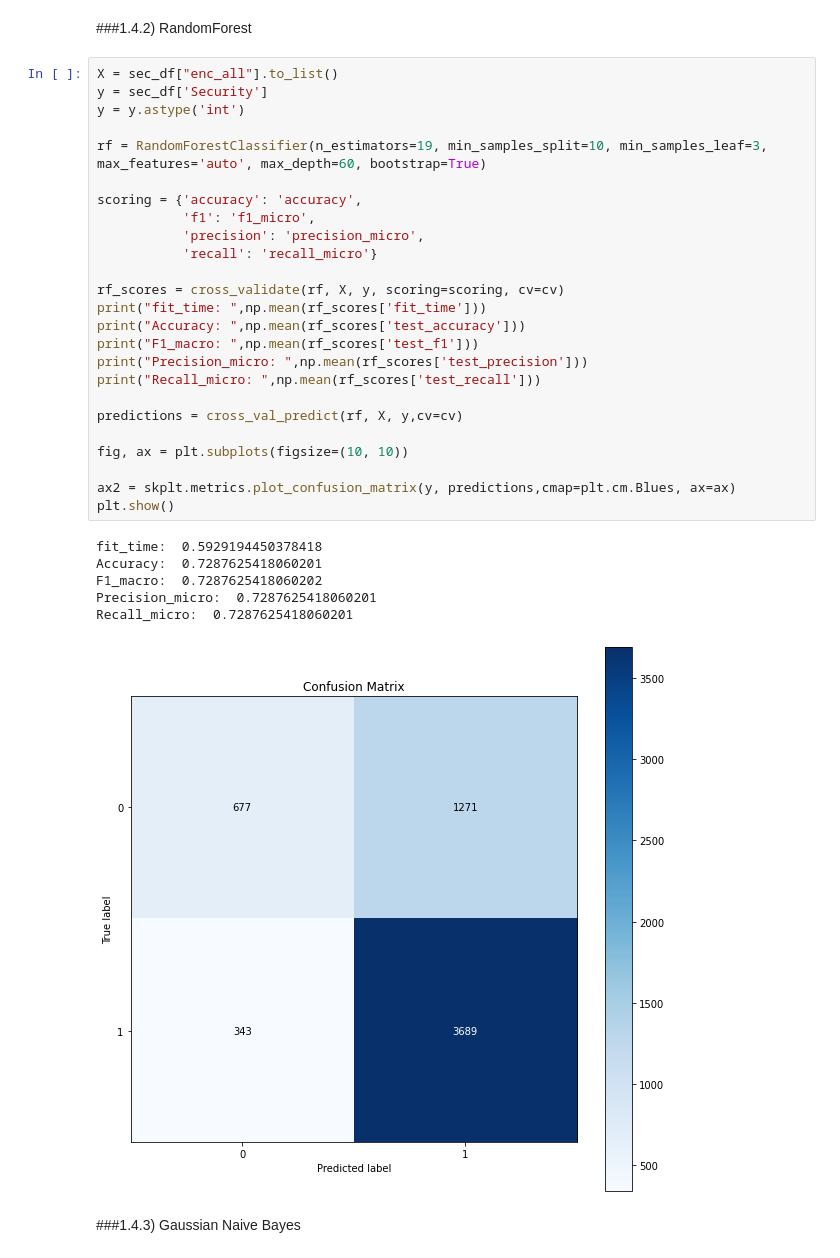
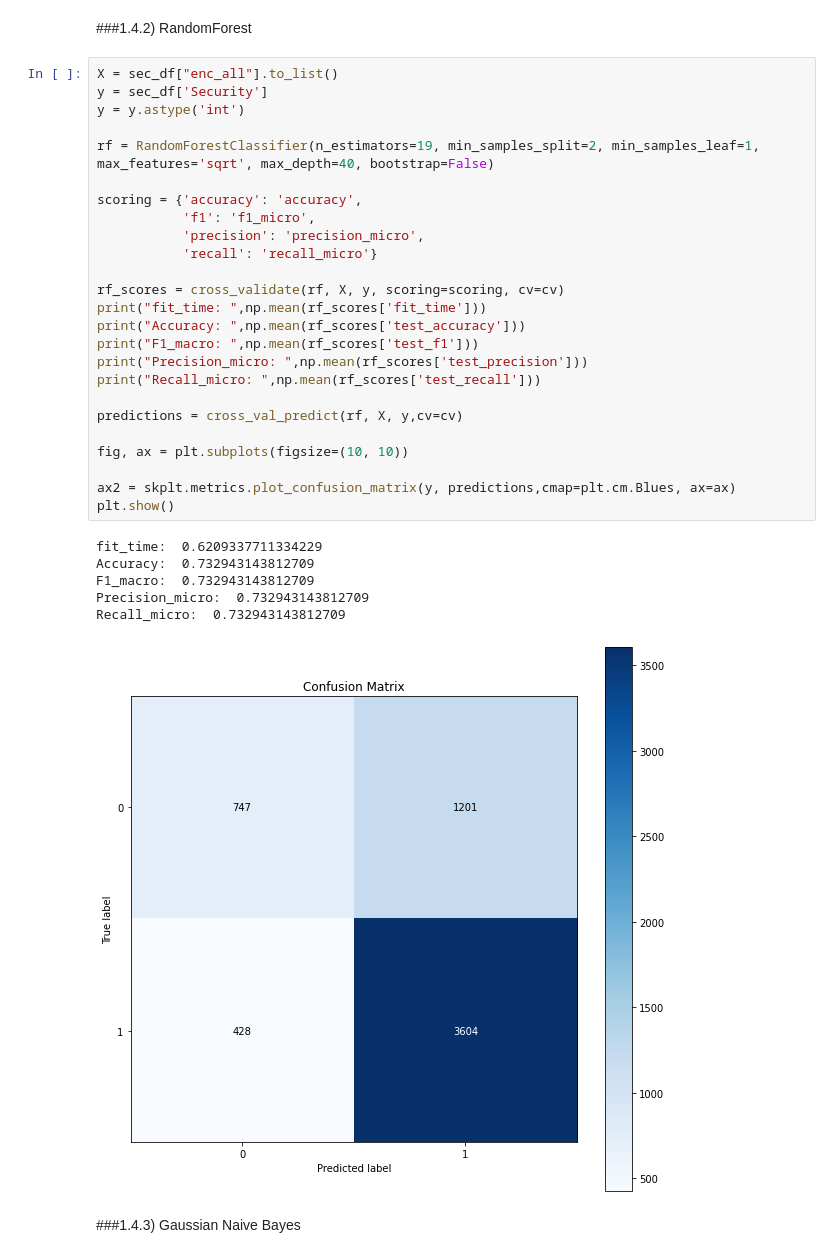
Before and after one commit to xDaryamo/NFR-Security-Extraction-Classification, a Jupyter notebook: NFR_Classification_Categorization_Tokenizer.ipynb, the cells around one changed output. Saved outputs shown, nothing was run; the diff lists cells and outputs as text.

```diff
--- a/NFR_Classification_Categorization_Tokenizer.ipynb
+++ b/NFR_Classification_Categorization_Tokenizer.ipynb
@@ -378,35 +378,35 @@ Recall_micro:  0.6946488294314381
 # %%
 X = sec_df["enc_all"].to_list()
 y = sec_df['Security']
 y = y.astype('int')
 
-rf = RandomForestClassifier(n_estimators=19, min_samples_split=10, min_samples_leaf=3, max_features='auto', max_depth=60, bootstrap=True)
+rf = RandomForestClassifier(n_estimators=19, min_samples_split=2, min_samples_leaf=1, max_features='sqrt', max_depth=40, bootstrap=False)
 
 scoring = {'accuracy': 'accuracy',
            'f1': 'f1_micro',
            'precision': 'precision_micro',
            'recall': 'recall_micro'}
 
 rf_scores = cross_validate(rf, X, y, scoring=scoring, cv=cv)
 print("fit_time: ",np.mean(rf_scores['fit_time']))
 print("Accuracy: ",np.mean(rf_scores['test_accuracy']))
 print("F1_macro: ",np.mean(rf_scores['test_f1']))
 print("Precision_micro: ",np.mean(rf_scores['test_precision']))
 print("Recall_micro: ",np.mean(rf_scores['test_recall']))
 
 predictions = cross_val_predict(rf, X, y,cv=cv)
 
 fig, ax = plt.subplots(figsize=(10, 10))
 
 ax2 = skplt.metrics.plot_confusion_matrix(y, predictions,cmap=plt.cm.Blues, ax=ax)
 plt.show()
 # %% [output]
-fit_time:  0.5929194450378418
-Accuracy:  0.7287625418060201
-F1_macro:  0.7287625418060202
-Precision_micro:  0.7287625418060201
-Recall_micro:  0.7287625418060201
+fit_time:  0.6209337711334229
+Accuracy:  0.732943143812709
+F1_macro:  0.732943143812709
+Precision_micro:  0.732943143812709
+Recall_micro:  0.732943143812709
-[figure, old version]
+[figure, new version]
 # %% [markdown]
 ###1.4.3) Gaussian Naive Bayes
 # %%
```
Also changed, not shown: parts of 36 cells of this notebook.
